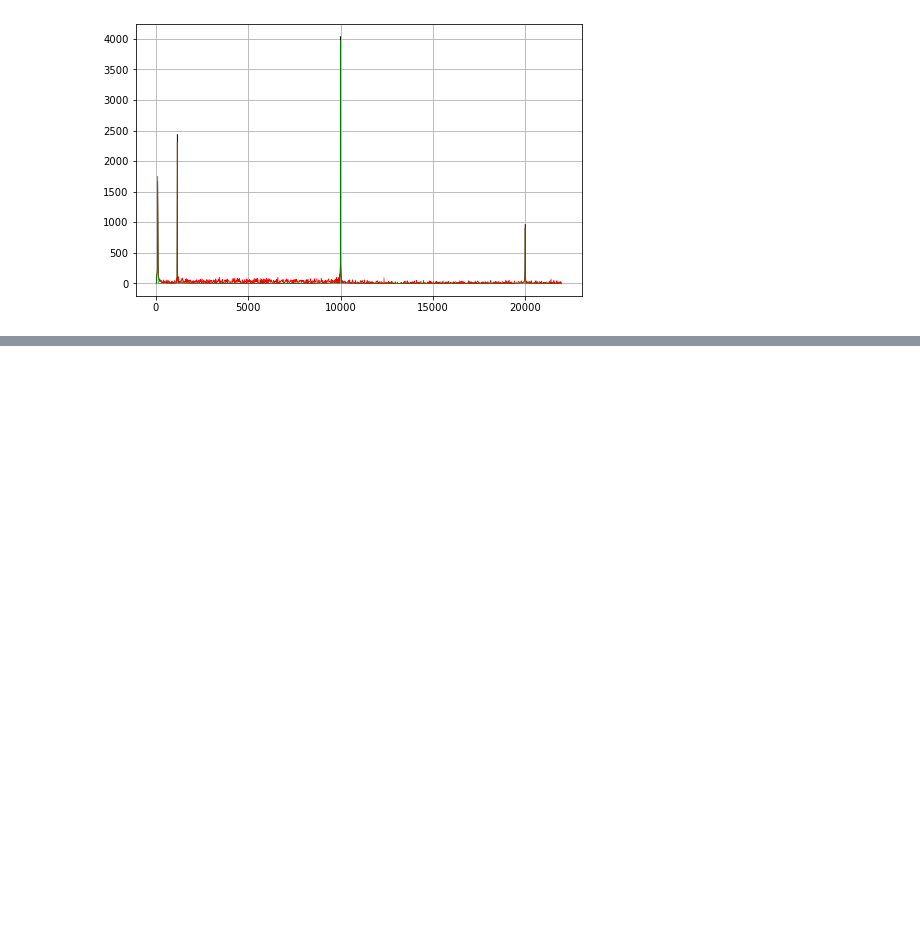
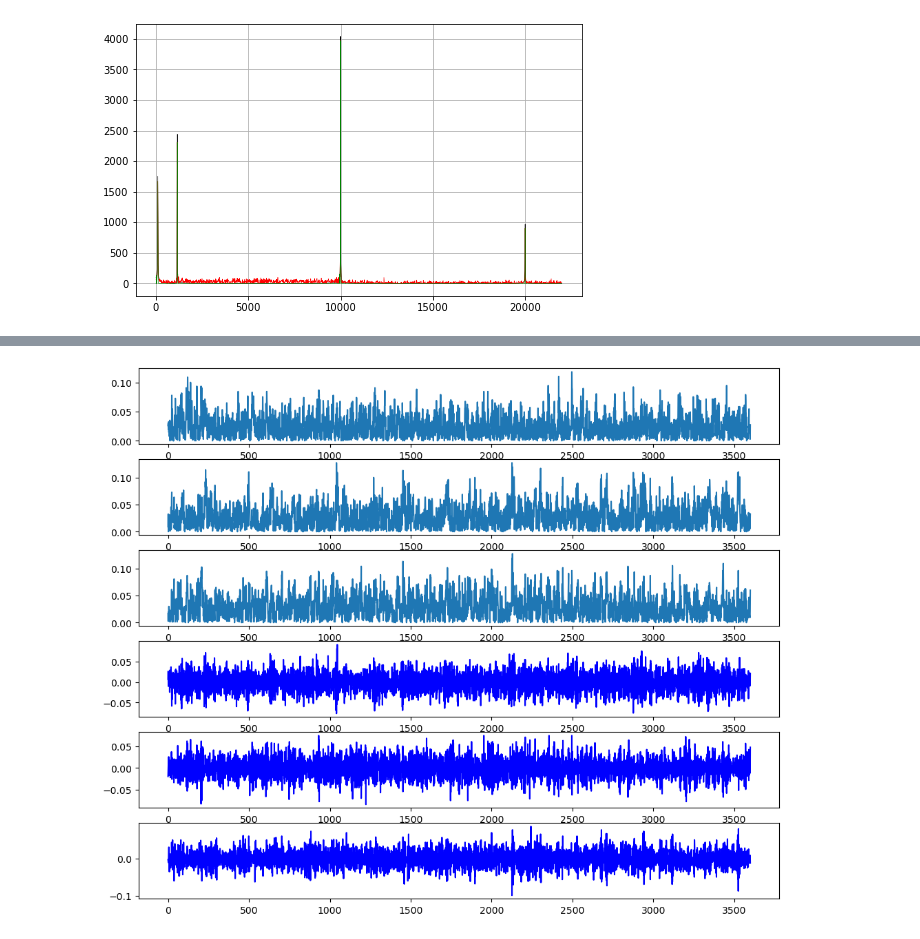
Before and after one commit to astroChance/Compressive_Sensing, a Jupyter notebook: CS_test.ipynb, the cells around one changed output, grey strips where cells are left out. Saved outputs shown, nothing was run; the diff lists cells and outputs as text; code cells hidden in the pictures; blank space fills up the shorter version.

```diff
--- a/CS_test.ipynb
+++ b/CS_test.ipynb
@@ -445,0 +456,12 @@ plt.show()
+# %%
+"""
+Load SHARAD EDR data, grab a sample frame to test CS
+"""
+filepath = "./e_2007901_001_ss19_700_a_s.dat"
+
+data_read = read_sharad_pds(filepath)
+
+edr_data = data_read["SCIENCE_DATA"]
+
+frame_num = 1000
+sample_frame = edr_data[:,frame_num]
@@ -445,0 +710,14 @@ plt.show()
+# %%
+fix, ax = plt.subplots(nrows=6, ncols=1, figsize=(12,10))
+
+ax[0].plot(np.abs(x1-x2))
+ax[1].plot(np.abs(x1-x3))
+ax[2].plot(np.abs(x3-x2))
+
+ax[3].plot(x1, color="blue")
+ax[4].plot(x2, color="blue")
+ax[5].plot(x3, color="blue")
+
+plt.show()
+# %% [output]
+[figure, added]
```
Also changed, not shown: parts of 9 cells of this notebook, 1 other file.
